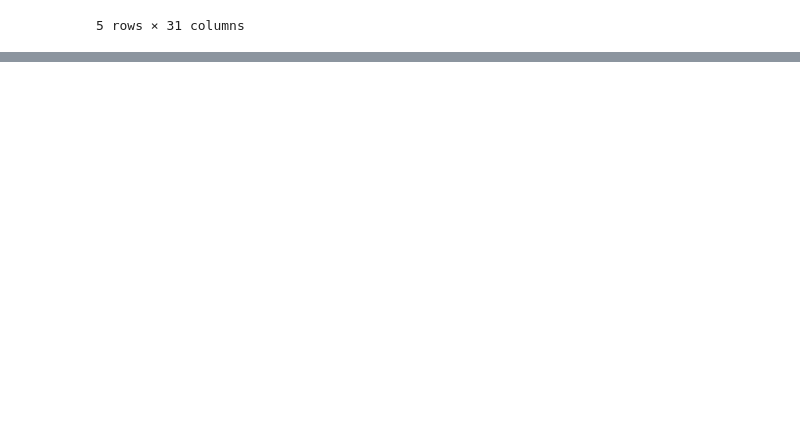
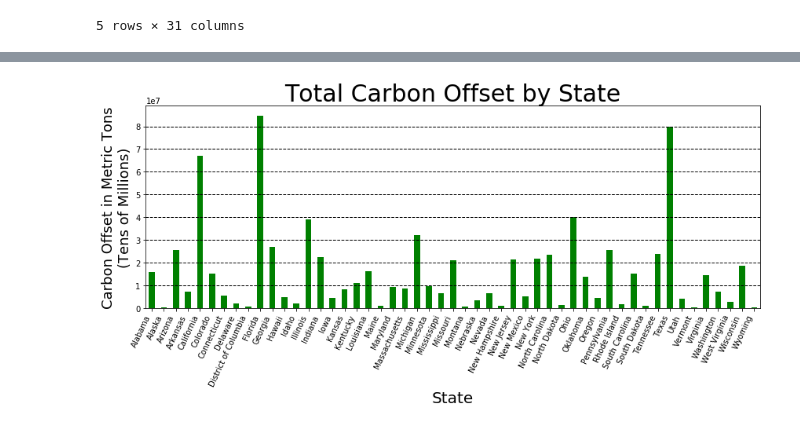
Before and after one commit to Agrattendick/The_Dirty_Hippy_Proposal_For_Clean_Solar_Energy, a Jupyter notebook: Charting/Total Carbon Offset by State.ipynb, the cells around one changed output, grey strips where cells are left out. Saved outputs shown, nothing was run; the diff lists cells and outputs as text; code cells hidden in the pictures; blank space fills up the shorter version.

Commit message:
Plot Work
Continued to work on Total Carbon Offset by State bar plot. Added a testing file for Jupyter Notebook for troubleshooting.

```diff
--- a/Charting/Total Carbon Offset by State.ipynb
+++ b/Charting/Total Carbon Offset by State.ipynb
@@ -30,0 +20,31 @@ plt.savefig("../Images/total_carbon_offset_by_state.png")
+# %%
+# Bar Chart of Total Carbon Offset
+
+#Plot the data
+sunroof_state_df.plot.bar(x='state_name', y='carbon_offset_metric_tons', figsize = (12,6), color = 'green', legend = False)
+
+#Titles
+plt.title('Total Carbon Offset by State', fontsize=30)
+plt.xlabel('State', fontsize = 20)
+plt.ylabel('Carbon Offset in Metric Tons'
+          '\n'
+          '(Tens of Millions)', fontsize = 18)
+
+#Xticks
+plt.xticks(rotation=65, ha='right')
+
+#Horizontal Lines
+l = 10000000
+line = [1, 2, 3, 4, 5, 6, 7, 8]
+a = 0
+for i in line:
+    plt.axhline(line[a]*l, ls='--', color = 'black', lw = '1')
+    a = a+1
+
+
+
+#Save figure
+plt.tight_layout()
+#plt.savefig("../Images/total_carbon_offset_by_state.png")
+# %% [output]
+[figure, added]
```
Also changed, not shown: parts of 2 cells of this notebook, 2 other files.
